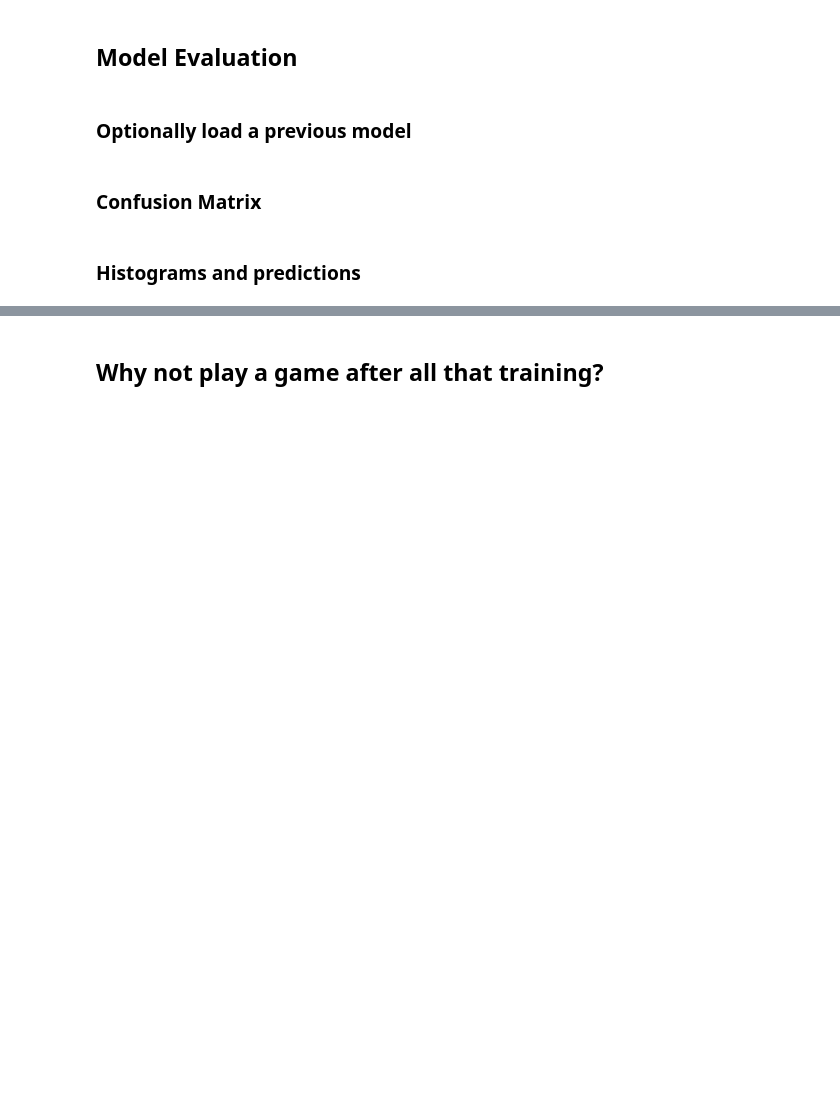
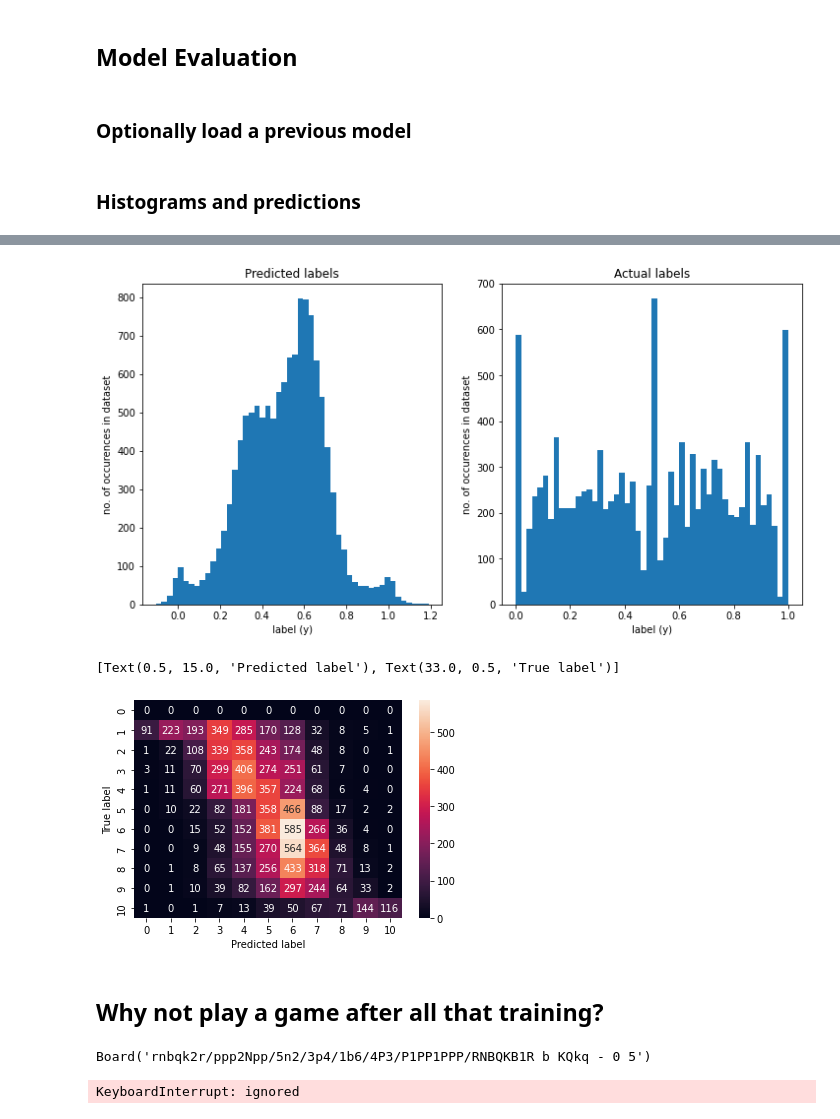
Before and after one commit to owenjaques/chessbot, a Jupyter notebook: neural_networks/models.ipynb, the cells around one changed output, grey strips where cells are left out. Cells and saved outputs as stored; diff of their text form; code cells hidden in the pictures; blank space fills up the shorter version.

```diff
--- a/neural_networks/models.ipynb
+++ b/neural_networks/models.ipynb
@@ -41,30 +57,46 @@ from chessbot import modelinput
 # %% [markdown]
 ### Data generator For Keras
 # %%
+# There is a wierd bug here where more than one worker will cause the input data to get slightly
+# messed up, however, using 1 worker seems to be infinitely faster than running this in a loop,
+# which is super odd, but I'm not complaining.
+def worker(input, output, input_type, start_index, num):
+    input_generator = modelinput.ModelInput(input_type)
+
+    for i in range(num):
+        output[start_index + i] = input_generator.get_input_from_fen(input[start_index + i])
+
+    print(f'\rThread {start_index // num} completed.', end='')
+
 class DataGenerator(keras.utils.Sequence):
-    def __init__(self, data_file, input_generator, batch_size=32, pre_process=True, save_file=None):
+    def __init__(self, data_file, input_type, batch_size=32, pre_process=True, save_file=None, workers=1):
         self.batch_size = batch_size
         data = np.load(data_file, allow_pickle=True)
         self.y = data['y']
         self.n = len(self.y)
 
         if pre_process:
-            self.X = np.empty((len(data['X']), input_generator.input_length()))
-            for i in range(self.n):
-                print(f'\rPre-processing input {i}/{self.n}...', end='')
-                self.X[i] = input_generator.get_input_from_fen(data['X'][i])
+            self.X = np.full((len(data['X']), modelinput.ModelInput(input_type).input_length()), -1.0)
+            step = self.n // workers
+
+            threads = []
+            for i in range(0, self.n, step):
+                threads.append(threading.Thread(target=worker, args=(data['X'], self.X, input_type, i, step)))
+                threads[-1].start()
+
+            for i in range(workers):
+                threads[i].join()
 
             if save_file != None:
-                print('Saving X, y...')
-                np.savez_compressed(save_file, X=X, y=y)
+                np.savez_compressed(save_file, X=self.X, y=self.y)
         else:
             self.X = data['X']
 
     def __len__(self):
-        return math.ceil(len(self.x) / self.batch_size)
+        return math.ceil(len(self.X) / self.batch_size)
 
     def __getitem__(self, idx):
         # Returns one batch of data
         low = idx * self.batch_size
-        high = np.min(low + self.batch_size, self.n)
+        high = np.minimum(low + self.batch_size, self.n)
         return self.X[low:high], self.y[low:high]
@@ -129,5 +257,3 @@ model.fit(
 ### Optionally load a previous model
 # %%
 model = keras.models.load_model(f'{working_directory}/model')
-# %% [markdown]
-### Confusion Matrix
@@ -148,17 +263,16 @@ ax.set(xlabel='Predicted label', ylabel='True label')
 from sklearn.metrics import confusion_matrix
 import seaborn as sns
 
-# Since at the end of the epoch the validation data is refreshed,
-# validation_data actually holds new data at the end of training
-evaluation = model.evaluate(validation_data)
-predictions = model.predict(validation_data[0])
+testing_data = DataGenerator(data_directory + '/test_set.npz', 'positions', save_file=data_directory + '/positions_test_set.npz', batch_size=1)
+evaluation = model.evaluate(testing_data)
+predictions = model.predict(testing_data)
 
 _, ax = plt.subplots(nrows=1, ncols=2, figsize=(12, 6))
 ax[0].hist(predictions, bins=50)
 ax[0].set_title(f'Predicted labels')
 ax[0].set_xlabel('label (y)')
 ax[0].set_ylabel('no. of occurences in dataset')
-ax[1].hist(validation_data[1], bins=50)
+ax[1].hist(testing_data.y, bins=50)
 ax[1].set_title(f'Actual labels')
 ax[1].set_xlabel('label (y)')
 ax[1].set_ylabel('no. of occurences in dataset')
@@ -166,7 +280,8 @@ plt.show()
 
 # Bin the data into continuous intervals, then plot a confusion matrix
 predictions_binned = np.digitize(predictions, bins=np.linspace(0, 1, 10))
-y_binned = np.digitize(validation_data[1], bins=np.linspace(0, 1, 10))
+y_binned = np.digitize(testing_data.y, bins=np.linspace(0, 1, 10))
 cm = confusion_matrix(y_binned, predictions_binned)
 ax = sns.heatmap(cm, annot=True, fmt='d')
 ax.set(xlabel='Predicted label', ylabel='True label')
+# %% [output]
@@ -173,15 +290,15 @@ ax.set(xlabel='Predicted label', ylabel='True label')
+[figure, added]
+[Text(0.5, 15.0, 'Predicted label'), Text(33.0, 0.5, 'True label')]
+[figure, added]
 # %% [markdown]
 ## Why not play a game after all that training?
 # %%
 import time
 from IPython.display import clear_output
-import chessbot.chessbot
-import importlib
-importlib.reload(chessbot.chessbot)
 from chessbot.chessbot import ChessBot
 
 def play_game(model, exploration_rate=0.0, should_visualise=False):
-	white = ChessBot(model, chess.WHITE, exploration_rate)\
+	white = ChessBot(model, chess.WHITE, exploration_rate)
 	board = chess.Board()
 
 	if should_visualise:
@@ -198,3 +315,6 @@ def play_game(model, exploration_rate=0.0, should_visualise=False):
 	return board.outcome(claim_draw=True).result()
 
 play_game(model, should_visualise=True)
+# %% [output]
+Board('rnbqk2r/ppp2Npp/5n2/3p4/1b6/4P3/P1PP1PPP/RNBQKB1R b KQkq - 0 5')
+KeyboardInterrupt: ignored
```
Also changed, not shown: parts of 15 cells of this notebook.
